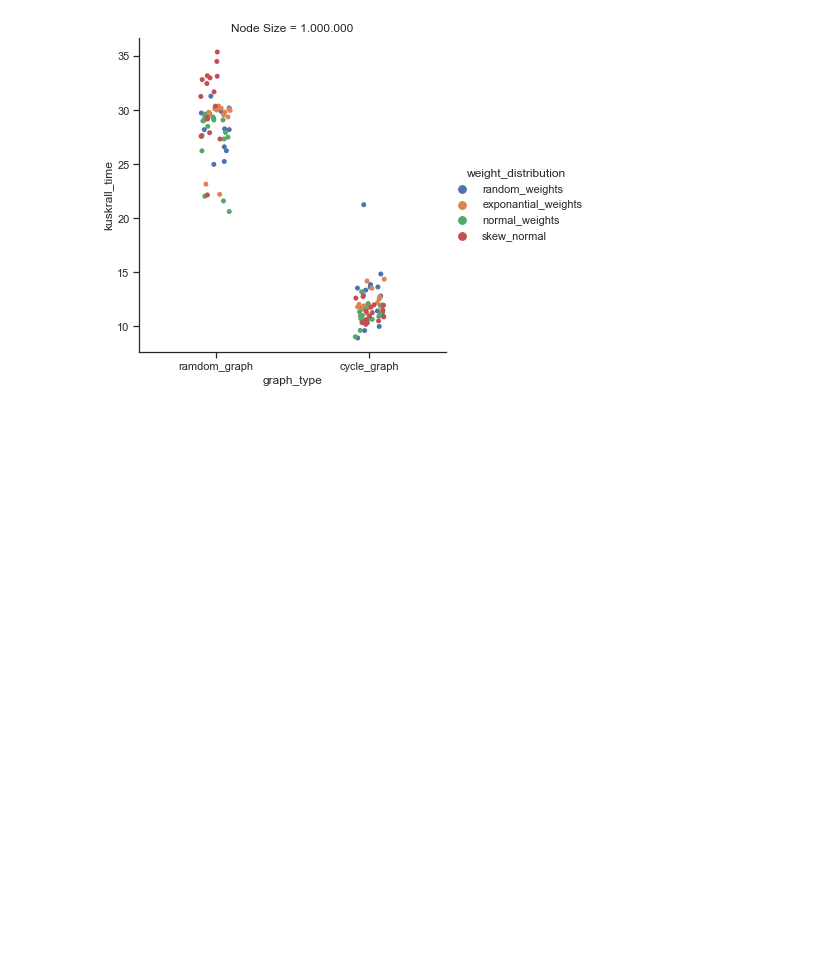
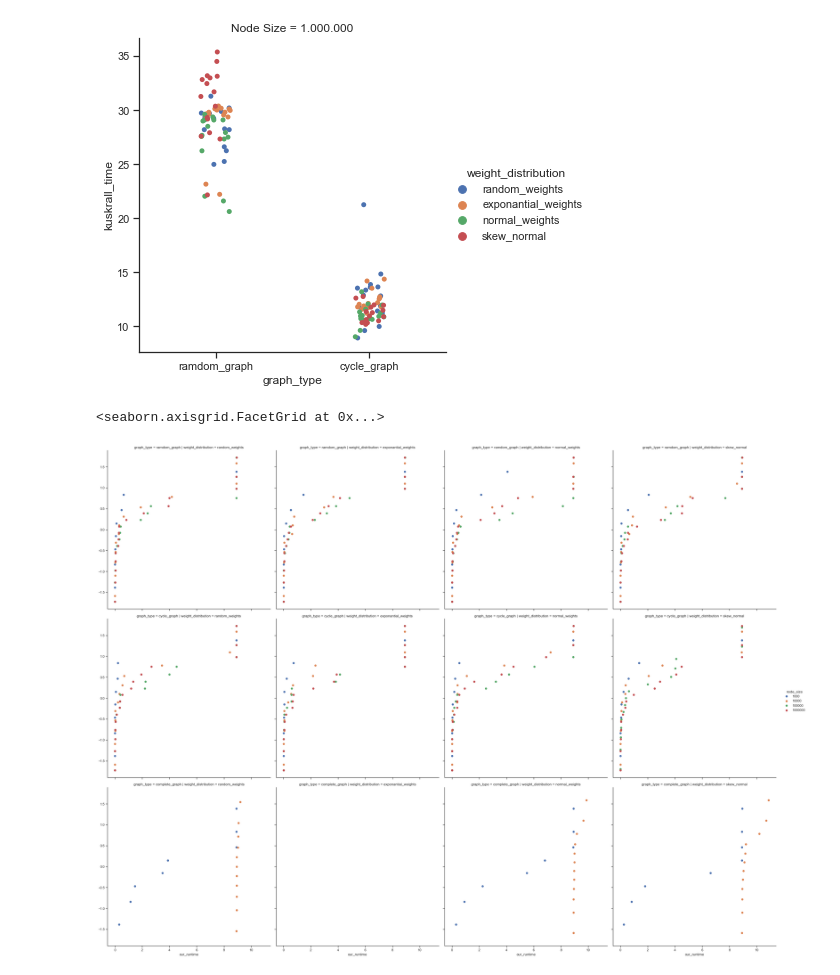
Before and after one commit to Skantz/tsp, a Jupyter notebook: mst/performance_plots.ipynb, the cells around one changed output. Drawn from its saved outputs; the diff is of its cells as text; code cells hidden in the pictures; blank space fills up the shorter version.

```diff
--- a/mst/performance_plots.ipynb
+++ b/mst/performance_plots.ipynb
@@ -127,3 +114,24 @@ plt.savefig("kuskrall_node1000000_wdistro.png")
 [figure]
 [figure]
 [figure]
+# %%
+#Plot for weight distribution
+
+#missing-max-read, max-weight
+
+g = sns.FacetGrid(all_data, col="weight_distribution", row="graph_type", hue="node_size", height=8)
+
+def quantile_plot(x, **kwargs):
+    quantiles, xr = scp.stats.probplot(x, fit=False)
+    plt.scatter(xr, quantiles, **kwargs)
+
+def qqplot(x, y, **kwargs):
+    _, xr = scp.stats.probplot(x, fit=False)
+    _, yr = scp.stats.probplot(y, fit=False)
+    plt.scatter(xr, yr, **kwargs)
+
+g.map(quantile_plot, "our_runtime")
+g.add_legend()
+# %% [output]
+<seaborn.axisgrid.FacetGrid at 0x...>
+[figure, added]
```
Also changed, not shown: parts of 5 cells of this notebook.
